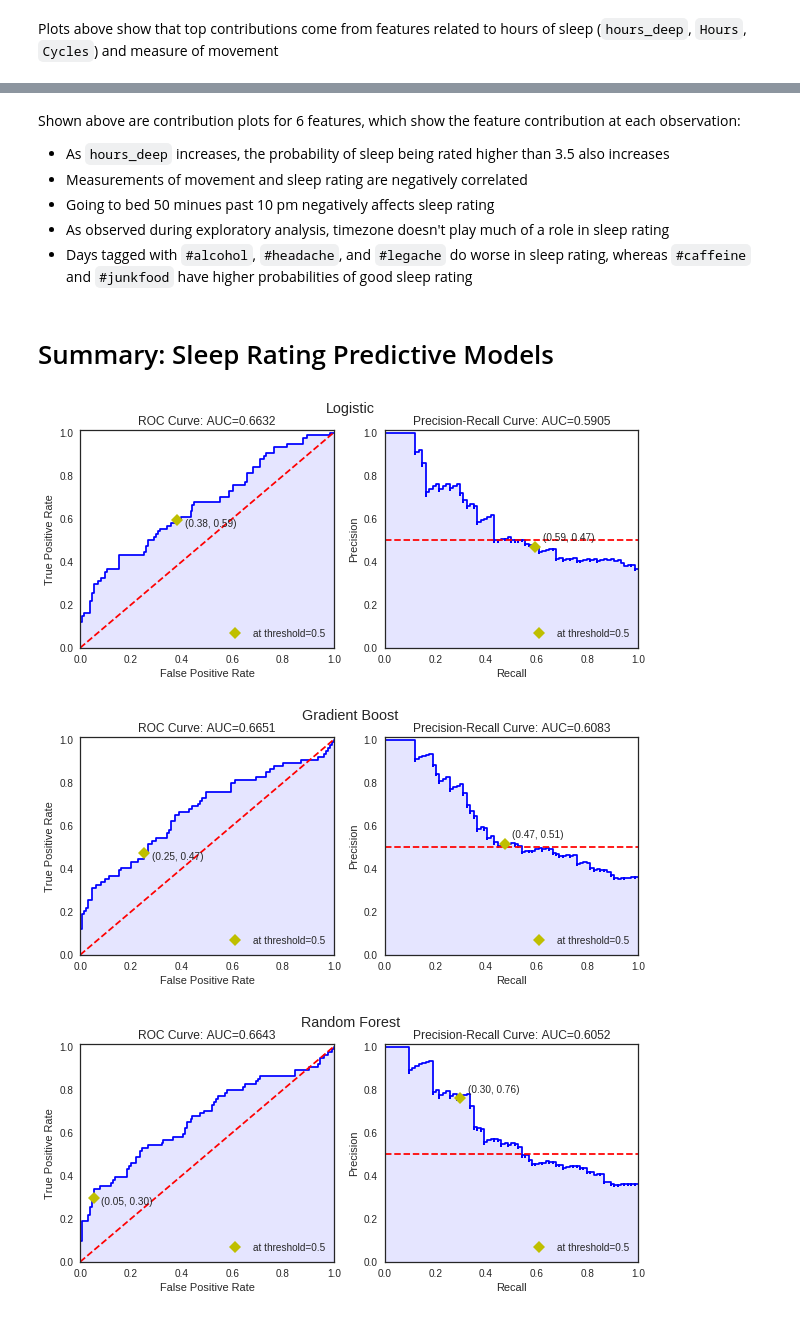
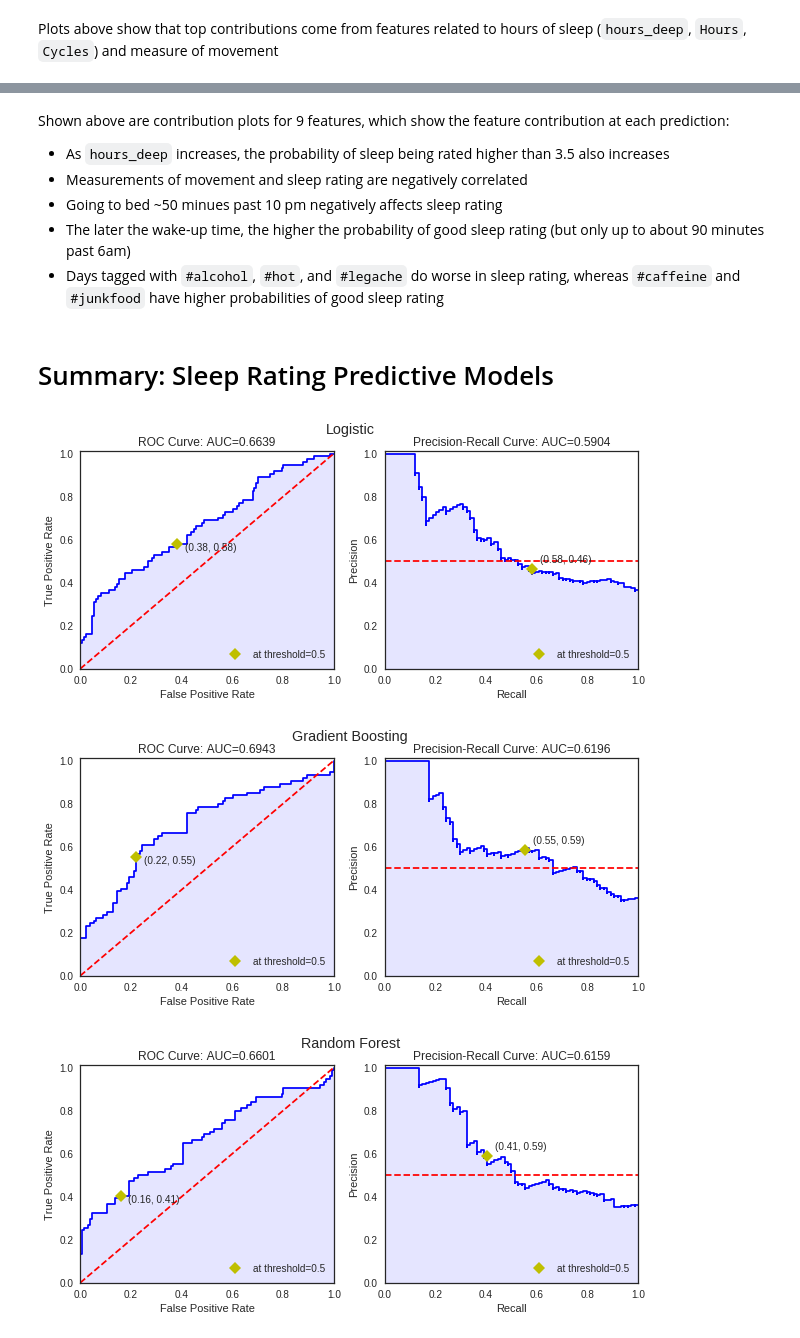
Before and after one commit to drlarue/sleep-analysis, a Jupyter notebook: SleepAnalysis.ipynb, the cells around one changed output, grey strips where cells are left out. Cells and saved outputs as stored; diff of their text form; code cells hidden in the pictures.

```diff
--- a/SleepAnalysis.ipynb
+++ b/SleepAnalysis.ipynb
@@ -1311,2 +1391,6 @@ gbc_precision = 35 / (33 + 35)
+# %%
+gbc_tpr = 41 / (33 + 41)
+gbc_fpr = 29 / (102 + 29)
+gbc_precision = 41 / (29 + 41)
 # %%
 # for feature importance
@@ -1326,14 +1410,16 @@ roc_auc_score(y_rt, rfc0.predict_proba(X_rt)[:, 1]) # baseline test roc_auc
 # %%
 rfc_model = Pipeline([
-    ('rfc', RandomForestClassifier(random_state=34))
+    ('rfc', RandomForestClassifier(random_state=34, n_jobs=-1))
 ])
 # %%
-# parameter training
+# parameter tuning
 rfc_hyper_params = {
-                    'rfc__n_estimators': [600],
-                    'rfc__max_features': [1],
+                    'rfc__n_estimators': [500],
+                    'rfc__max_features': [0.1],
+                    'rfc__max_depth': [11],
+                    'rfc__min_samples_split': [7],
                     'rfc__min_samples_leaf': [2],
-                    'rfc__min_samples_split': [2],
+                    'rfc__oob_score': [True],
                    }
 # %%
 rfc_cv = GridSearchCV(rfc_model, param_grid=rfc_hyper_params, cv=10, scoring='roc_auc')
@@ -1365,2 +1449,6 @@ rfc_precision = 22 / (7 + 22)
+# %%
+rfc_tpr = 30 / (44 + 30)
+rfc_fpr = 21 / (110 + 21)
+rfc_precision = 30 / (21 + 30)
 # %%
 # for feature importance
@@ -1469,10 +1557,10 @@ plt.subplots_adjust(wspace=0.3, hspace=0.3);
 # %% [markdown]
-Shown above are contribution plots for 6 features, which show the feature contribution at each observation:
+Shown above are contribution plots for 9 features, which show the feature contribution at each prediction:
 * As `hours_deep` increases, the probability of sleep being rated higher than 3.5 also increases
 * Measurements of movement and sleep rating are negatively correlated
-* Going to bed 50 minues past 10 pm negatively affects sleep rating
-* As observed during exploratory analysis, timezone doesn't play much of a role in sleep rating
-* Days tagged with `#alcohol`, `#headache`, and `#legache` do worse in sleep rating, whereas `#caffeine` and `#junkfood` have higher probabilities of good sleep rating
+* Going to bed ~50 minues past 10 pm negatively affects sleep rating
+* The later the wake-up time, the higher the probability of good sleep rating (but only up to about 90 minutes past 6am)
+* Days tagged with `#alcohol`, `#hot`, and `#legache` do worse in sleep rating, whereas `#caffeine` and `#junkfood` have higher probabilities of good sleep rating
 # %% [markdown]
 # Summary:  Sleep Rating Predictive Models
 # %%
@@ -1518,12 +1606,12 @@ def plot_curves(y_true, y_prob, fpr_, tpr_, precision_, title):
     ax2.legend(loc=4)
 # %%
 plot_curves(y_rt, logistic_y_prob[:, 1], logistic_fpr, logistic_tpr, logistic_precision, 'Logistic')
-plot_curves(y_rt, gbc_y_prob, gbc_fpr, gbc_tpr, gbc_precision, 'Gradient Boost')
+plot_curves(y_rt, gbc_y_prob, gbc_fpr, gbc_tpr, gbc_precision, 'Gradient Boosting')
 plot_curves(y_rt, rfc_y_prob, rfc_fpr, rfc_tpr, rfc_precision, 'Random Forest')
 # %% [output]
-[figure, old version]
+[figure, new version]
-[figure, old version]
+[figure, new version]
-[figure, old version]
+[figure, new version]
 # %%
 # accuracy scores
 accuracy_score(y_rt, logistic_y_pred), accuracy_score(y_rt, gbc_y_pred), accuracy_score(y_rt, rfc_y_pred)
```
Also changed, not shown: parts of 91 cells of this notebook.
